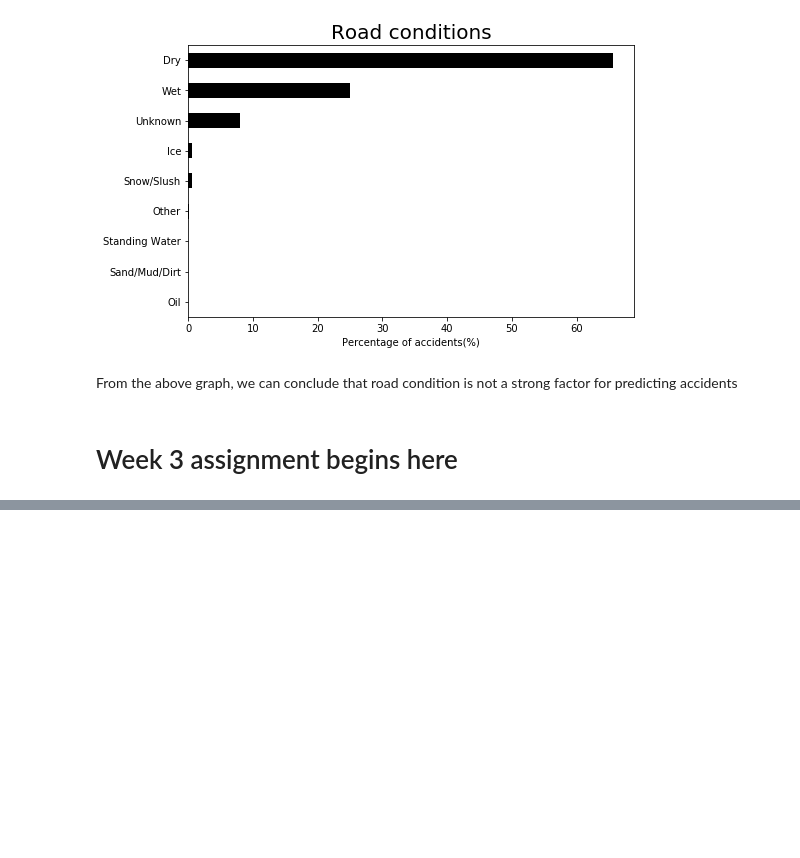
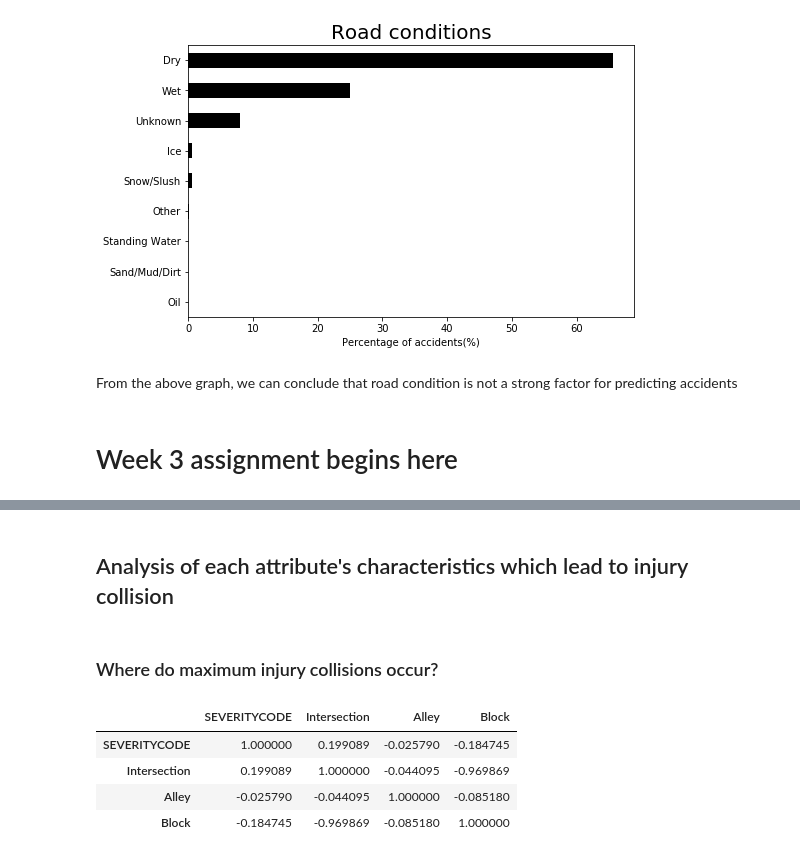
Before and after one commit to anupam-misra/Coursera_Capstone, a Jupyter notebook: accident_prevention_ML_model.ipynb, the cells around one changed output, grey strips where cells are left out. Drawn from its saved outputs; the diff is of its cells as text; code cells hidden in the pictures; blank space fills up the shorter version.

```diff
--- a/accident_prevention_ML_model.ipynb
+++ b/accident_prevention_ML_model.ipynb
@@ -388,0 +338,12 @@ sns.heatmap(df_feat.corr())
+# %% [markdown]
+## Analysis of each attribute's characteristics which lead to injury collision
+# %% [markdown]
+### Where do maximum injury collisions occur?
+# %%
+df_feat[['SEVERITYCODE', 'Intersection', 'Alley', 'Block']].corr()
+# %% [output]
+|  | SEVERITYCODE | Intersection | Alley | Block |
+| SEVERITYCODE | 1.000000 | 0.199089 | -0.025790 | -0.184745 |
+| Intersection | 0.199089 | 1.000000 | -0.044095 | -0.969869 |
+| Alley | -0.025790 | -0.044095 | 1.000000 | -0.085180 |
+| Block | -0.184745 | -0.969869 | -0.085180 | 1.000000 |
```
Also changed, not shown: parts of 9 cells of this notebook.
